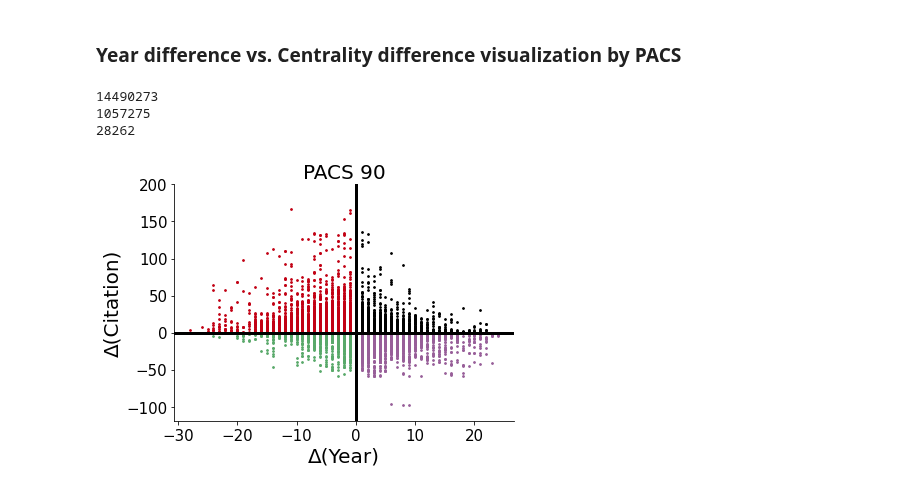
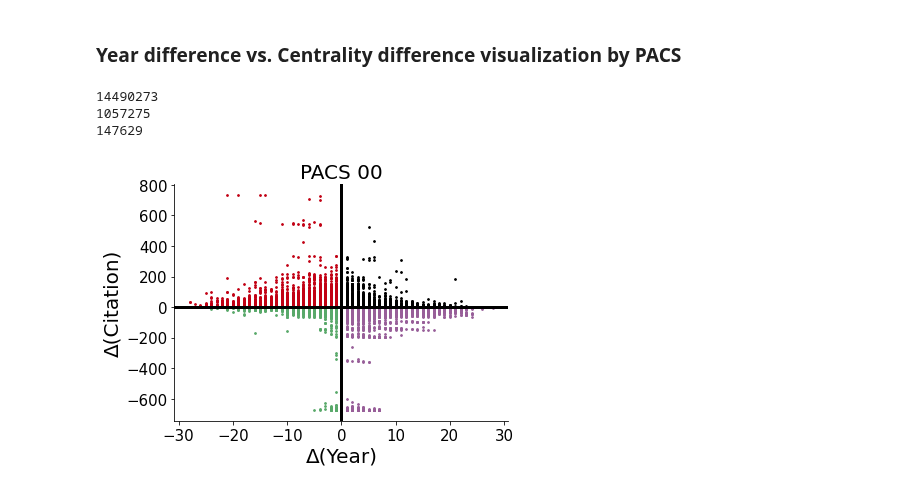
Before and after one commit to therobinkay/firstmover, a Jupyter notebook: main.ipynb, the cells around one changed output. Saved outputs shown, nothing was run; the diff lists cells and outputs as text; code cells hidden in the pictures.

```diff
--- a/main.ipynb
+++ b/main.ipynb
@@ -29,13 +30,13 @@ warnings.filterwarnings("ignore")
 # import necessary data
 
 result = pd.read_csv("/Users/robinkong/codes/result.csv")
-# paperdata = pd.read_csv("/Users/robinkong/codes/paperdata.csv")
-# cb = pd.read_csv("/Users/robinkong/codes/citationBara.csv")
-# primdata = pd.read_csv("/Users/robinkong/codes/primdata.csv")
+paperdata = pd.read_csv("/Users/robinkong/codes/paperdata.csv")
+cb = pd.read_csv("/Users/robinkong/codes/citationBara.csv")
+primdata = pd.read_csv("/Users/robinkong/codes/primdata.csv")
 # lastdata = pd.read_csv("/Users/robinkong/codes/lastdata.csv")
 # pair = pd.read_csv("/Users/robinkong/codes/pairs.csv", chunksize = 1000000)
 # mfpairs = pd.read_csv("/Users/robinkong/codes/mfpairs.csv")
-# sim_mf = pd.read_csv("/Users/robinkong/codes/mfpairs_similarity.csv")
+sim_mf = pd.read_csv("/Users/robinkong/codes/mfpairs_similarity.csv")
 # %% [markdown]
 # Statistical Analyses
 
@@ -1481,12 +1482,12 @@ fig.savefig(f"/Users/robinkong/codes/mm_mf_cdiff.pdf")
 # %%
 # Separate into 4 quadrants depending on count difference and year difference
 
-N = 9  # subfield
+N = 0  # subfield
 sdoi = primdata[primdata[f'pacs{N}0'] == 1].doi
 
 cy_mw = sim_mf.copy()
 print(len(cy_mw))
-cy_mw = cy_mw[cy_mw['qval'] < p]  # apply threshold
+cy_mw = cy_mw[cy_mw['qval'] < 0.001]  # apply threshold
 print(len(cy_mw))
 cy_mw = cy_mw[(cy_mw.paper1.isin(sdoi)) & (cy_mw.paper2.isin(sdoi))
              ].reset_index(drop=True)  # apply subfield
@@ -1499,32 +1500,32 @@ quad4 = cy_mw[(cy_mw.countd < 0) & (cy_mw.yeard > 0)]
 # %% [output]
 14490273
 1057275
-28262
+147629
 # %%
 # build scatterplots
 
 fig, ax = plt.subplots(figsize=(6,4.5))
 right_side = ax.spines["right"]
 top_side = ax.spines["top"]
 right_side.set_visible(False)
 top_side.set_visible(False)
 
 # Create year difference vs. count difference scatterplot
 plt.title(f"PACS {N}0", fontsize=20)
 plt.scatter(quad1.yeard, quad1.countd, s=3, c='#000000')
 plt.scatter(quad2.yeard, quad2.countd, s=3, c='#c20114')
 plt.scatter(quad3.yeard, quad3.countd, s=3, c='#59a96a')
 plt.scatter(quad4.yeard, quad4.countd, s=3, c='#985f99')
 plt.axhline(y=0, linewidth=0.5, c='k', lw=3)
 plt.axvline(x=0, linewidth=0.5, c='k', lw=3)
 plt.xlabel("\u0394(Year)", fontsize=20)
 plt.ylabel("\u0394(Citation)", fontsize=20)
-plt.ylim(ymax=200)
+# plt.ylim(ymax=200)
 # plt.xlim(xmin=-25, xmax=25)
 
 plt.xticks(fontsize=15)
 plt.yticks(fontsize=15)
 plt.tight_layout()
-fig.savefig(f"/Users/robinkong/codes/SI_Fig_6_PACS{N}0.pdf")
+# fig.savefig(f"/Users/robinkong/codes/SI_Fig_6_PACS{N}0.pdf")
 # %% [output]
-[figure, old version]
+[figure, new version]
```
Also changed, not shown: parts of 3 cells of this notebook.
